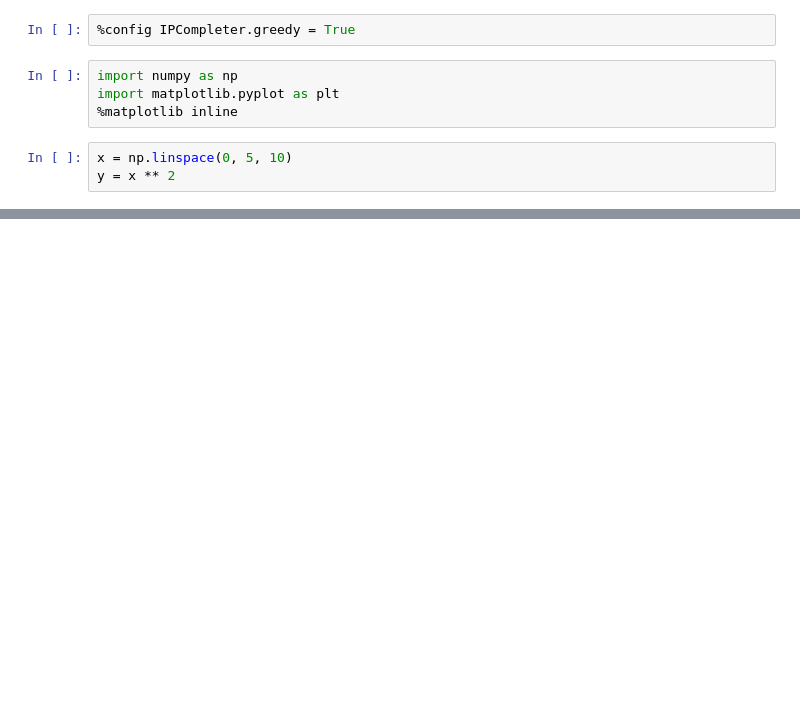
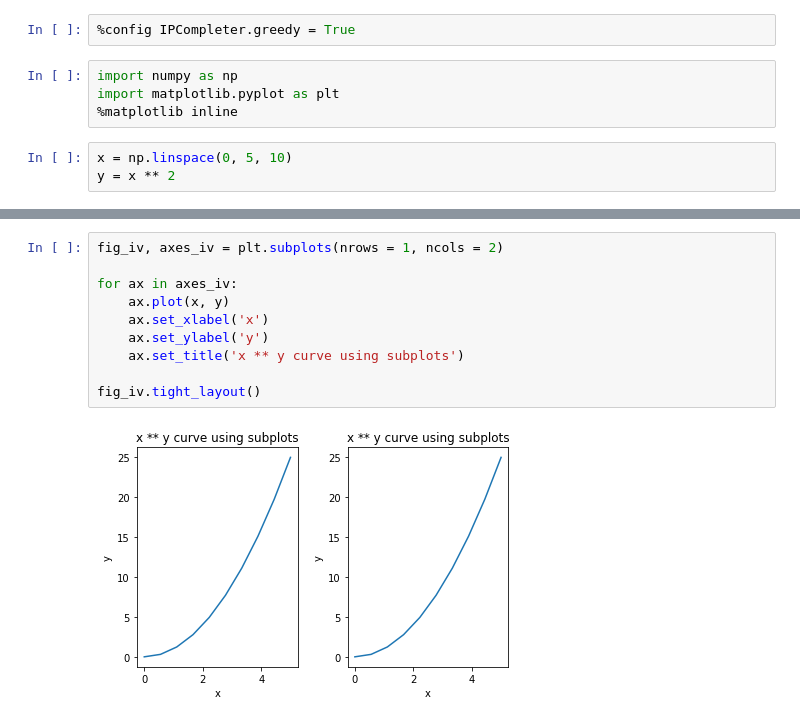
Before and after one commit to mistertandon/reactjs-030-portals, a Jupyter notebook: jrjohansson/01_the_matplotlib_object_oriented_api.ipynb, the cells around one changed output, grey strips where cells are left out. Saved outputs shown, nothing was run; the diff lists cells and outputs as text; blank space fills up the shorter version.

```diff
--- a/jrjohansson/01_the_matplotlib_object_oriented_api.ipynb
+++ b/jrjohansson/01_the_matplotlib_object_oriented_api.ipynb
@@ -18,0 +56,12 @@ axes.plot(x, y, 'r')
+# %%
+fig_iv, axes_iv = plt.subplots(nrows = 1, ncols = 2)
+
+for ax in axes_iv:
+    ax.plot(x, y)
+    ax.set_xlabel('x')
+    ax.set_ylabel('y')
+    ax.set_title('x ** y curve using subplots')
+
+fig_iv.tight_layout()
+# %% [output]
+[figure, added]
```
Also changed, not shown: parts of 5 cells of this notebook.
